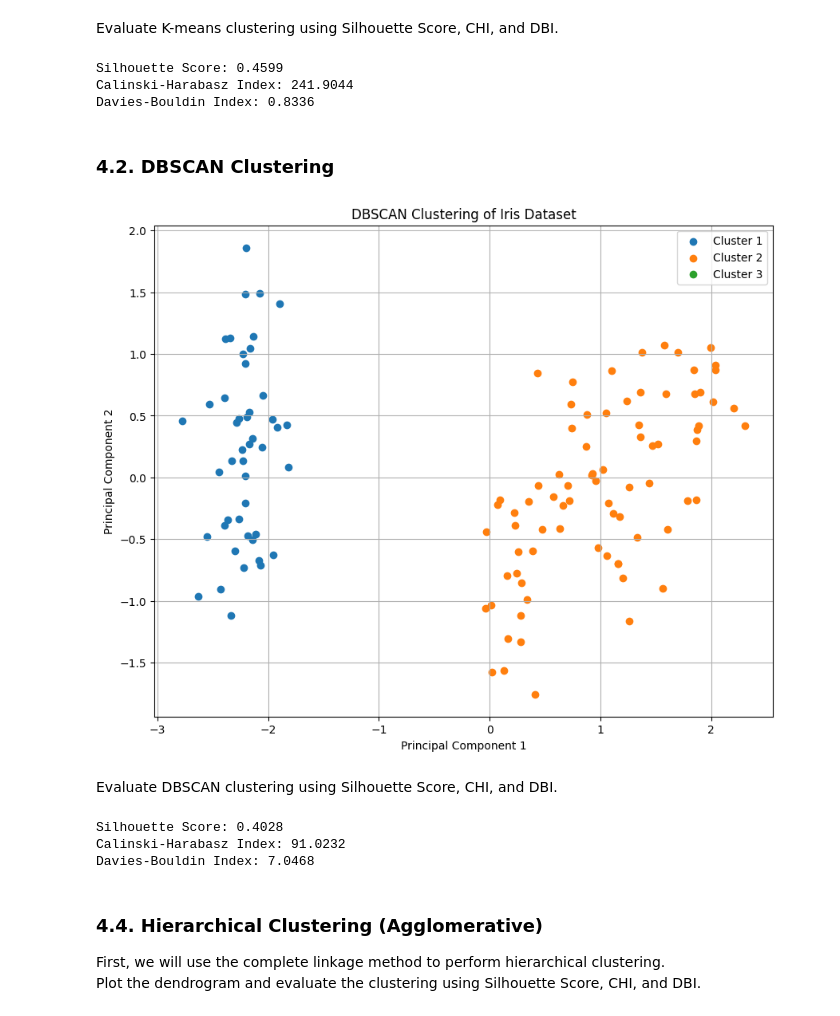
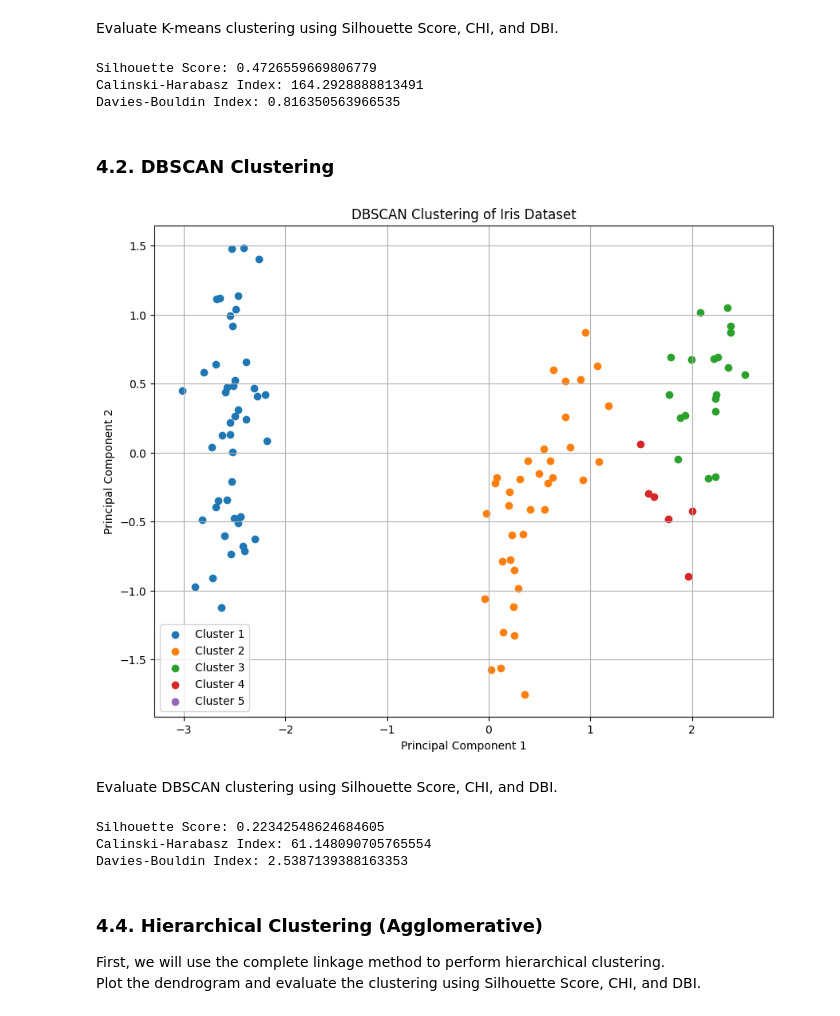
Before and after one commit to SugguSCH/Machine-Learning, a Jupyter notebook: Lab12/Lab12-Clustering.ipynb, the cells around one changed output. Cells and saved outputs as stored; diff of their text form; code cells hidden in the pictures.

```diff
--- a/Lab12/Lab12-Clustering.ipynb
+++ b/Lab12/Lab12-Clustering.ipynb
@@ -33,10 +42,13 @@ Load the Iris dataset and explore it.
 
 # ---------------------------
 # CODE HERE
+CSV_PATH = 'iris_dataset.csv'
+df = pd.read_csv(CSV_PATH)
 # ---------------------------
 
 # Display the first few rows
 # ---------------------------
 # CODE HERE
+df.head()
 # ---------------------------
 # %% [output]
@@ -57,6 +68,13 @@ Iris Dataset Shape: (150, 4)
 # Store the standardized features in a variable X_scaled
 # ---------------------------
 # CODE HERE
+if 'species' in df.columns:
+    X = df.drop('species', axis=1)
+    y = df['species']
+else:
+    X = df.copy()
+
+print(X.shape)
 # ---------------------------
 
 scaler = StandardScaler()
@@ -73,9 +90,11 @@ Cumulative explained variance: 0.9581
 # Store the transformed features in a variable X_pca
 # ---------------------------
 # CODE HERE
+pca = PCA(n_components=2)
+X_pca = pca.fit_transform(X_scaled)
 # ---------------------------
 
 
 # Display explained variance ratio
-print(f"Explained variance ratio:", ...)
-print(f"Cumulative explained variance:", ...)
+print(f"Explained variance ratio:", pca.explained_variance_ratio_)
+print(f"Cumulative explained variance:", np.sum(pca.explained_variance_ratio_))
@@ -106,6 +128,8 @@ plt.show()
 
 # ---------------------------
 # CODE HERE
+kmeans = KMeans(n_clusters=3, random_state=42)
+kmeans_labels = kmeans.fit_predict(X_scaled)
 # ---------------------------
 
 
@@ -129,47 +153,49 @@ Evaluate K-means clustering using Silhouette Score, CHI, and DBI.
 # ---------------------------
 # CODE HERE
 # ---------------------------
-print(f"Silhouette Score:", ...)
+print(f"Silhouette Score:", silhouette_score(X_scaled, kmeans_labels))
 
 # Evaluate Calinski-Harabasz Index
 # ---------------------------
 # CODE HERE
 # ---------------------------
-print(f"Calinski-Harabasz Index:", ...)
+print(f"Calinski-Harabasz Index:", calinski_harabasz_score(X_scaled, kmeans_labels))
 
 # Evaluate Davies-Bouldin Index
 # ---------------------------
 # CODE HERE
 # ---------------------------
-print(f"Davies-Bouldin Index:", ...)
+print(f"Davies-Bouldin Index:", davies_bouldin_score(X_scaled, kmeans_labels))
 # %% [output]
-Silhouette Score: 0.4599
-Calinski-Harabasz Index: 241.9044
-Davies-Bouldin Index: 0.8336
+Silhouette Score: 0.4726559669806779
+Calinski-Harabasz Index: 164.2928888813491
+Davies-Bouldin Index: 0.816350563966535
 # %% [markdown]
 ### 4.2. DBSCAN Clustering
 # %%
 # DBSCAN
 # Use DBSCAN from sklearn.cluster
 # Test different hyperparameters
 # Store the predicted labels in a variable dbscan_labels
 # ---------------------------
 # CODE HERE
+dbscan = DBSCAN(eps=0.5, min_samples=5)
+dbscan_labels = dbscan.fit_predict(X_scaled)
 # ---------------------------
 
 # Plot DBSCAN results
 n_clusters = np.unique(dbscan_labels).shape[0]
 plt.figure(figsize=(10, 8))
 for i in range(n_clusters):
     plt.scatter(X_pca[dbscan_labels == i, 0], X_pca[dbscan_labels == i, 1], label=f'Cluster {i+1}')
 plt.xlabel('Principal Component 1')
 plt.ylabel('Principal Component 2')
 plt.title('DBSCAN Clustering of Iris Dataset')
 plt.legend()
 plt.grid(True)
 plt.show()
 # %% [output]
-[figure, old version]
+[figure, new version]
 # %% [markdown]
 Evaluate DBSCAN clustering using Silhouette Score, CHI, and DBI.
 # %%
@@ -177,23 +203,23 @@ Evaluate DBSCAN clustering using Silhouette Score, CHI, and DBI.
 # ---------------------------
 # CODE HERE
 # ---------------------------
-print(f"Silhouette Score:", ...)
+print(f"Silhouette Score:", silhouette_score(X_scaled, dbscan_labels))
 
 # Evaluate Calinski-Harabasz Index
 # ---------------------------
 # CODE HERE
 # ---------------------------
-print(f"Calinski-Harabasz Index:", ...)
+print(f"Calinski-Harabasz Index:", calinski_harabasz_score(X_scaled, dbscan_labels))
 
 # Evaluate Davies-Bouldin Index
 # ---------------------------
 # CODE HERE
 # ---------------------------
-print(f"Davies-Bouldin Index:", ...)
+print(f"Davies-Bouldin Index:", davies_bouldin_score(X_scaled, dbscan_labels))
 # %% [output]
-Silhouette Score: 0.4028
-Calinski-Harabasz Index: 91.0232
-Davies-Bouldin Index: 7.0468
+Silhouette Score: 0.22342548624684605
+Calinski-Harabasz Index: 61.148090705765554
+Davies-Bouldin Index: 2.5387139388163353
 # %% [markdown]
 ### 4.4. Hierarchical Clustering (Agglomerative)
 First, we will use the complete linkage method to perform hierarchical clustering.
```
Also changed, not shown: parts of 10 cells of this notebook.
